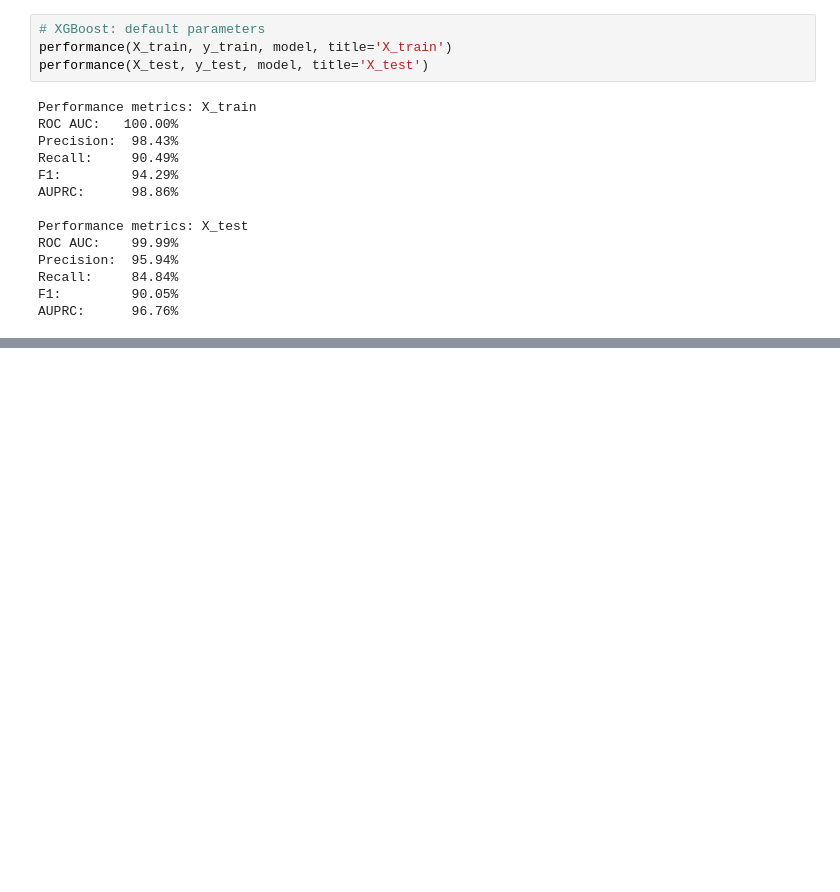
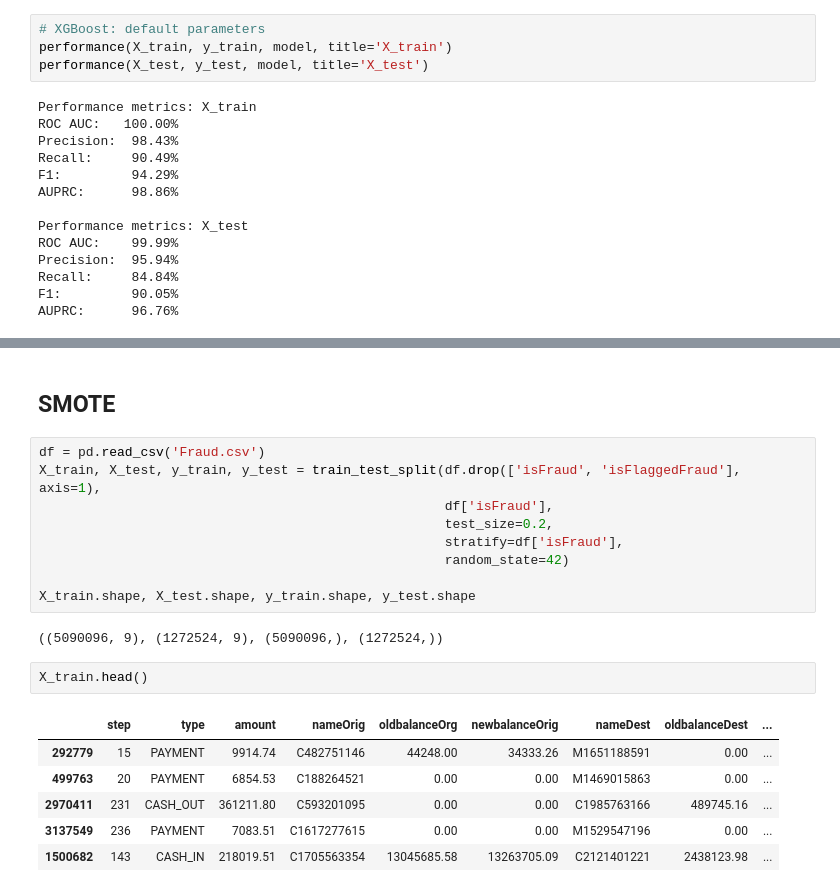
Before and after one commit to omdgit/machine-learning-imbalanced-data, a Jupyter notebook: omd/kaggle_fraud.ipynb, the cells around one changed output, grey strips where cells are left out. Saved outputs shown, nothing was run; the diff lists cells and outputs as text; blank space fills up the shorter version.

```diff
--- a/omd/kaggle_fraud.ipynb
+++ b/omd/kaggle_fraud.ipynb
@@ -434,0 +475,22 @@ AUPRC:      96.76%
+# %% [markdown]
+## SMOTE
+# %%
+df = pd.read_csv('Fraud.csv')
+X_train, X_test, y_train, y_test = train_test_split(df.drop(['isFraud', 'isFlaggedFraud'], axis=1),
+                                                    df['isFraud'],
+                                                    test_size=0.2,
+                                                    stratify=df['isFraud'],
+                                                    random_state=42)
+
+X_train.shape, X_test.shape, y_train.shape, y_test.shape
+# %% [output]
+((5090096, 9), (1272524, 9), (5090096,), (1272524,))
+# %%
+X_train.head()
+# %% [output]
+|  | step | type | amount | nameOrig | oldbalanceOrg | newbalanceOrig | nameDest | oldbalanceDest | ... |
+| 292779 | 15 | PAYMENT | 9914.74 | C482751146 | 44248.00 | 34333.26 | M1651188591 | 0.00 | ... |
+| 499763 | 20 | PAYMENT | 6854.53 | C188264521 | 0.00 | 0.00 | M1469015863 | 0.00 | ... |
+| 2970411 | 231 | CASH_OUT | 361211.80 | C593201095 | 0.00 | 0.00 | C1985763166 | 489745.16 | ... |
+| 3137549 | 236 | PAYMENT | 7083.51 | C1617277615 | 0.00 | 0.00 | M1529547196 | 0.00 | ... |
+| 1500682 | 143 | CASH_IN | 218019.51 | C1705563354 | 13045685.58 | 13263705.09 | C2121401221 | 2438123.98 | ... |
```
Also changed, not shown: parts of 9 cells of this notebook.
